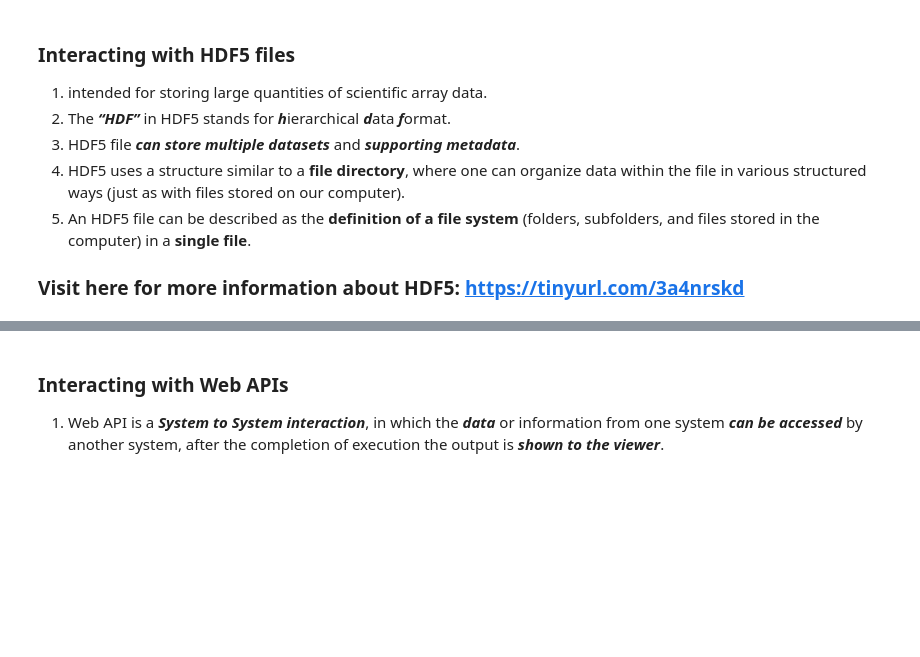
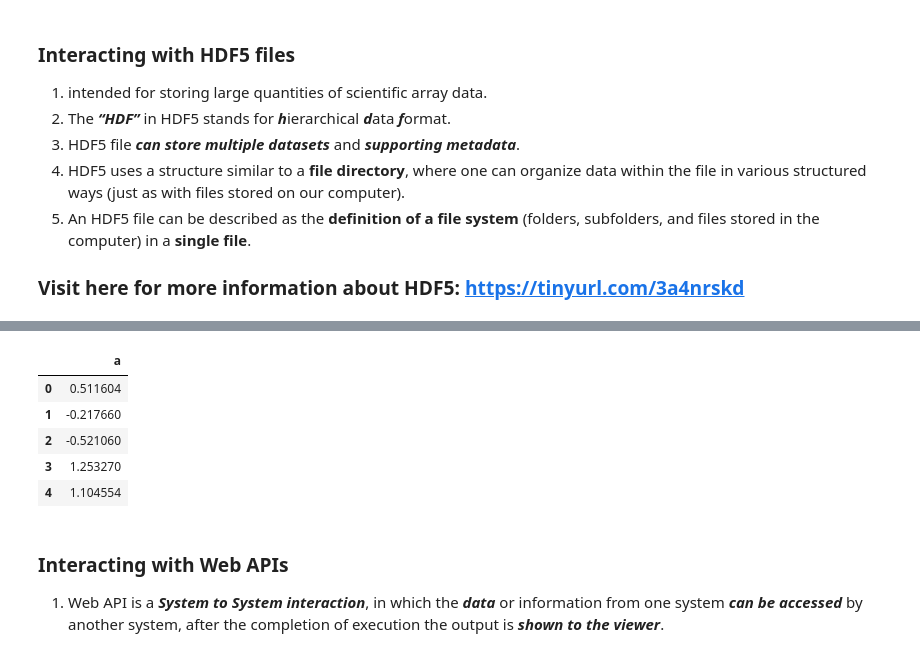
Before and after one commit to bernlkb/STQD6014-DataScience, a Jupyter notebook: Week08_DataLoading_Storage_WC_20231129.ipynb, the cells around one changed output, grey strips where cells are left out. Saved outputs shown, nothing was run; the diff lists cells and outputs as text; code cells hidden in the pictures; blank space fills up the shorter version.

```diff
--- a/Week08_DataLoading_Storage_WC_20231129.ipynb
+++ b/Week08_DataLoading_Storage_WC_20231129.ipynb
@@ -852,3 +546,14 @@ dtype: float64
+# %%
+# Other HDF functions
+frame.to_hdf('mydate.hdf5', 'obj3', format = 'table') # save the data into mydate.hdf5
+pd.read_hdf('mydate.hdf5', 'obj3', where = ['index < 5']) # Load the mydate.hdf5 file
+# %% [output]
+|  | a |
+| 0 | 0.511604 |
+| 1 | -0.217660 |
+| 2 | -0.521060 |
+| 3 | 1.253270 |
+| 4 | 1.104554 |
 # %% [markdown]
 ### **Interacting with Web APIs**
 1. Web API is a ***System to System interaction***, in which the ***data*** or information from one system ***can be accessed*** by another system, after the completion of execution the output is ***shown to the viewer***.
```
Also changed, not shown: parts of 100 cells of this notebook.
